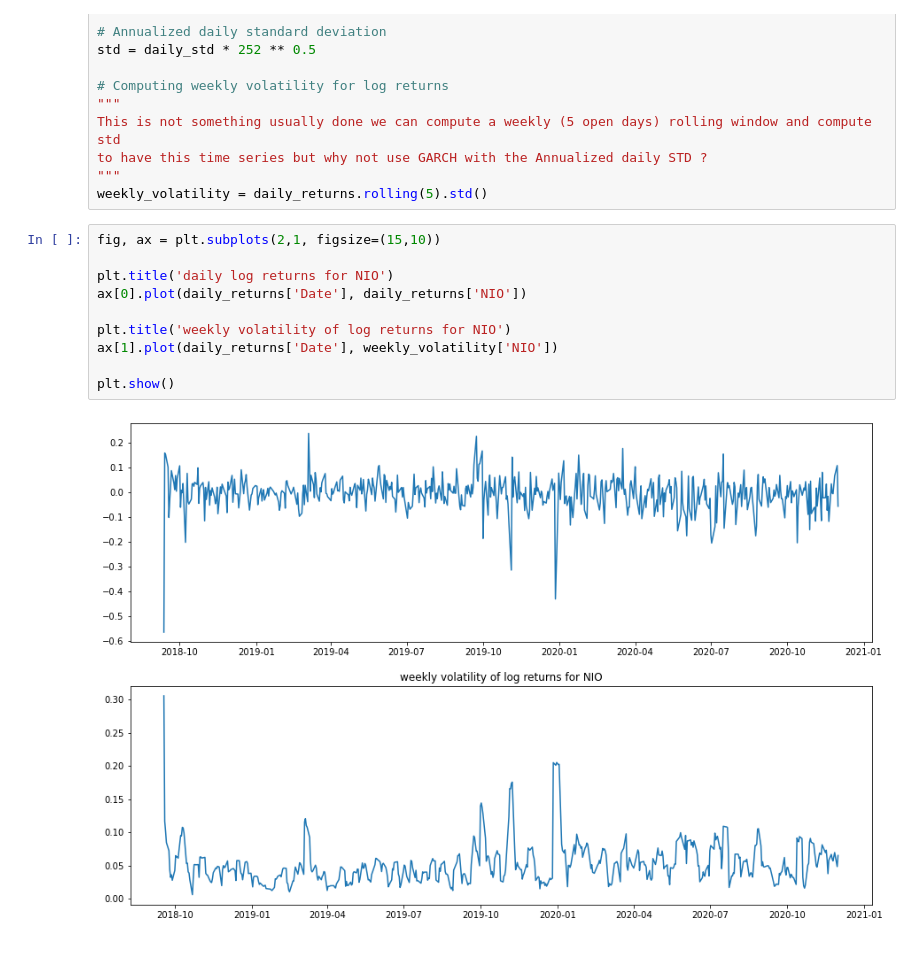
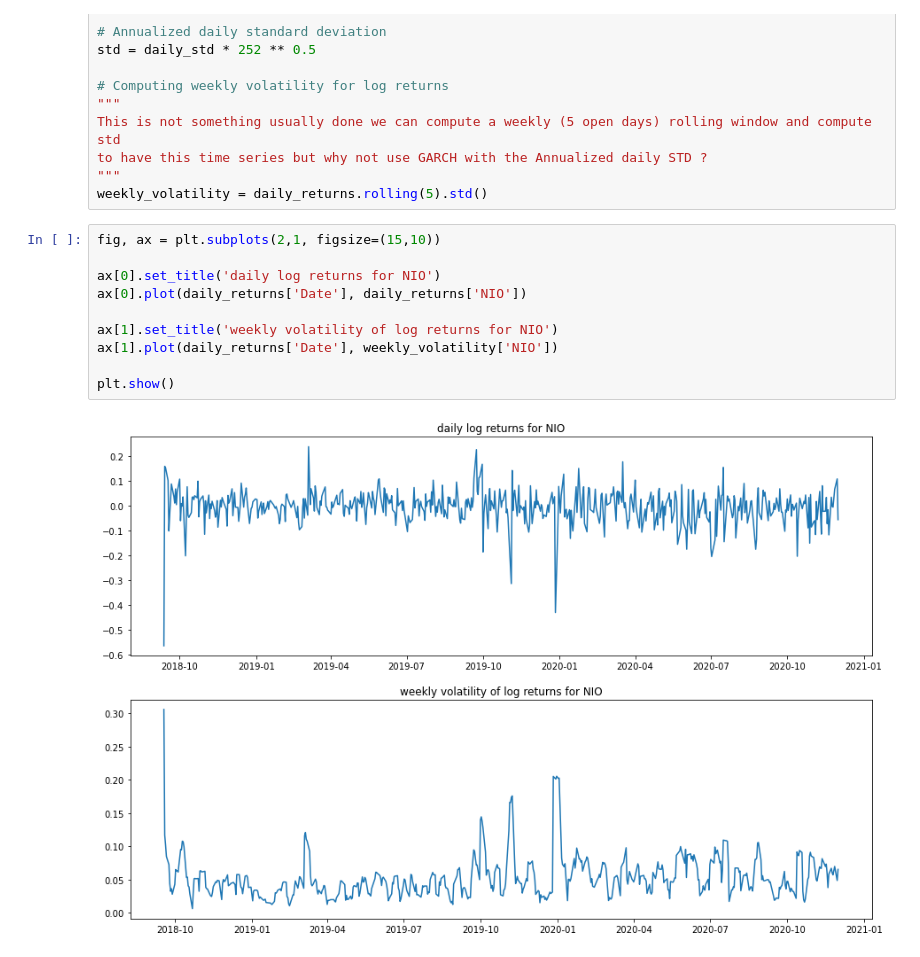
Before and after one commit to epfl-ada/ada-2020-project-milestone-p3-p3_adanas, a Jupyter notebook: creative_extension.ipynb, the cells around one changed output. Cells and saved outputs as stored; diff of their text form.

```diff
--- a/creative_extension.ipynb
+++ b/creative_extension.ipynb
@@ -61,15 +61,15 @@ weekly_volatility = daily_returns.rolling(5).std()
 # %%
 fig, ax = plt.subplots(2,1, figsize=(15,10))
 
-plt.title('daily log returns for NIO')
+ax[0].set_title('daily log returns for NIO')
 ax[0].plot(daily_returns['Date'], daily_returns['NIO'])
 
-plt.title('weekly volatility of log returns for NIO')
+ax[1].set_title('weekly volatility of log returns for NIO')
 ax[1].plot(daily_returns['Date'], weekly_volatility['NIO'])
 
 plt.show()
 # %% [output]
-[figure, old version]
+[figure, new version]
 # %%
 # Computing weekly volatility for the stocks
 stocks_weekly_volatility = stocks.rolling(5).std()
```
Also changed, not shown: parts of 1 cell of this notebook.
